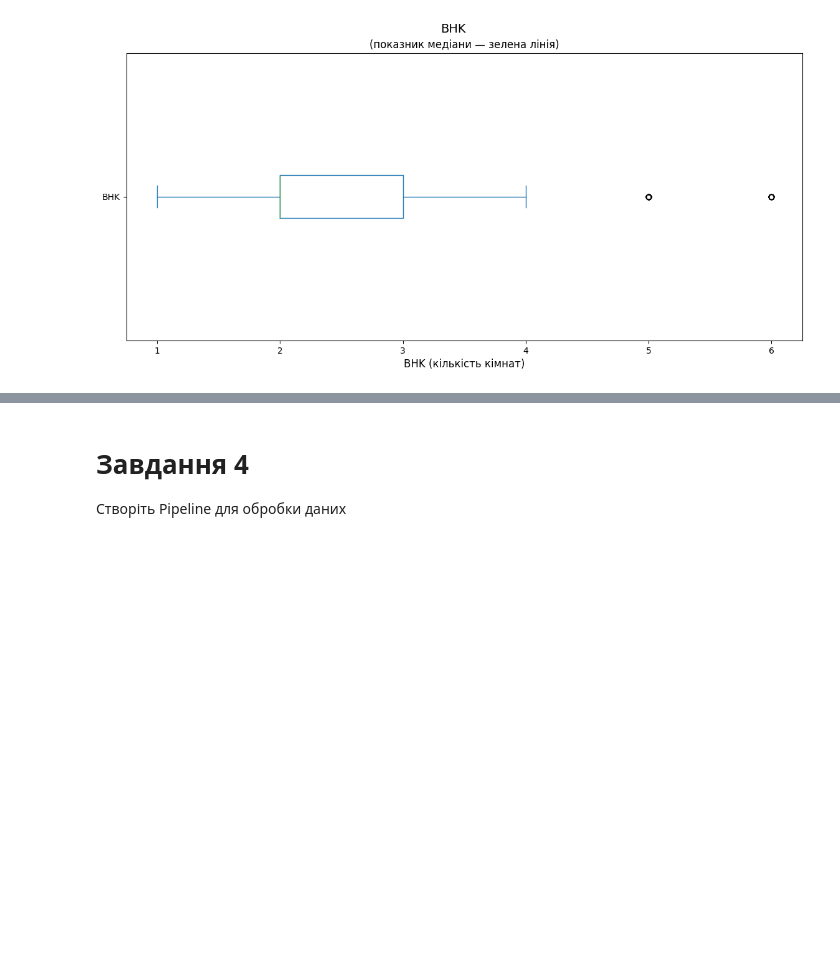
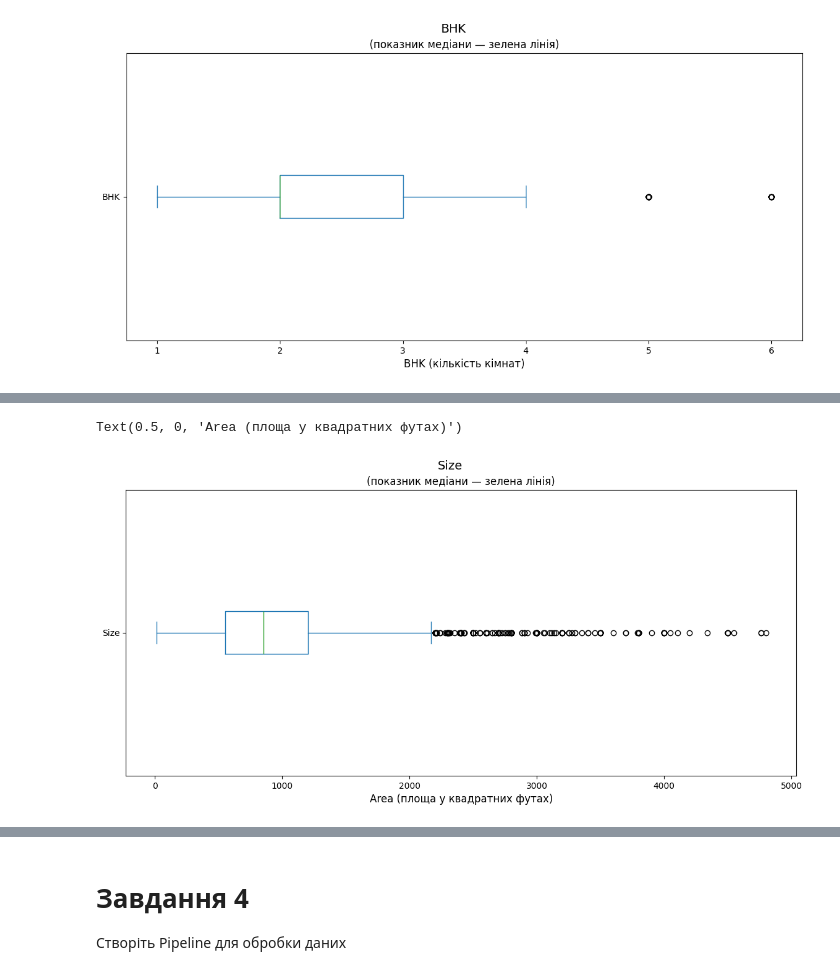
Before and after one commit to ValeriiSlynko/IT-STEP-Practice, a Jupyter notebook: Practice_Pandas/HmWrk2_Pandas(data processing).ipynb, the cells around one changed output, grey strips where cells are left out. Saved outputs shown, nothing was run; the diff lists cells and outputs as text; code cells hidden in the pictures; blank space fills up the shorter version.

```diff
--- a/Practice_Pandas/HmWrk2_Pandas(data processing).ipynb
+++ b/Practice_Pandas/HmWrk2_Pandas(data processing).ipynb
@@ -213,0 +219,14 @@ Text(0.5, 0, 'Rental cost (вартість оренди)')
+# %%
+# записуємо у змінну відфільтрованих даних
+df_filter = df[mask]
+# %%
+# малюємо ящик з вусами Size(площа)
+ax = df_filter['Size'].plot(kind='box', vert=False, figsize=(14, 6))
+
+# Додаємо заголовки та підписи
+plt.suptitle('Size', fontsize=14, y=0.96)
+ax.set_title('(показник медіани — зелена лінія)', fontsize=12)
+ax.set_xlabel('Area (площа у квадратних футах)', fontsize=12)
+# %% [output]
+Text(0.5, 0, 'Area (площа у квадратних футах)')
+[figure, added]
```
Also changed, not shown: parts of 7 cells of this notebook.
